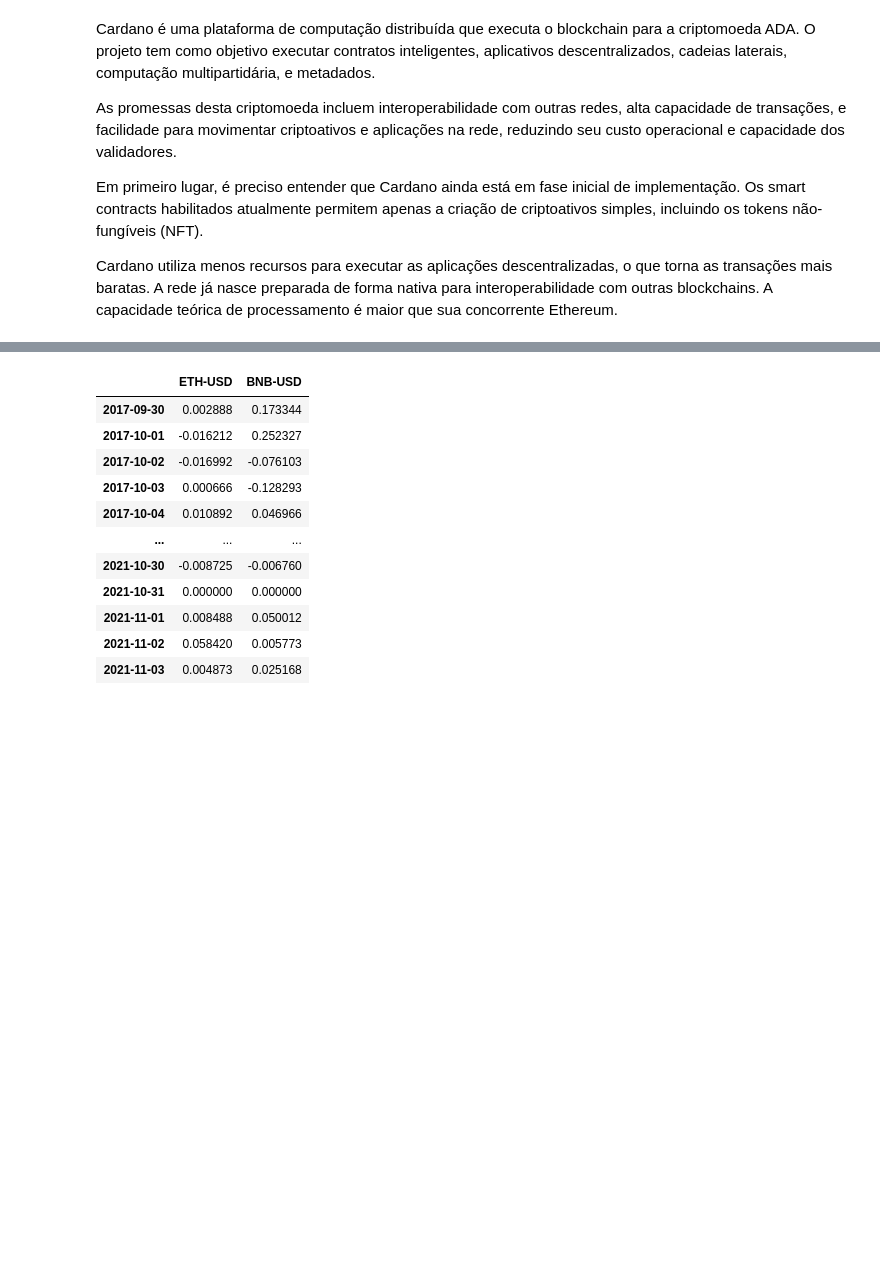
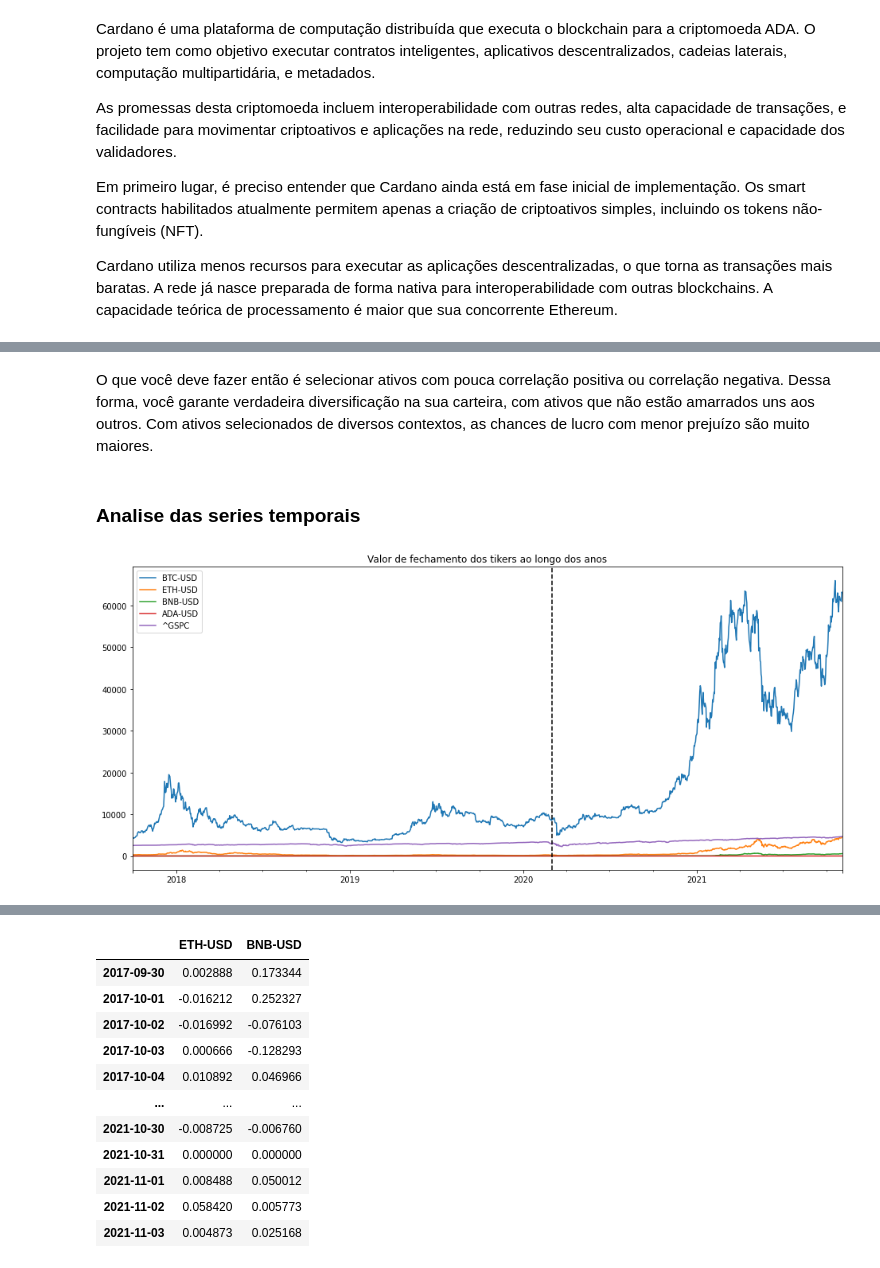
Before and after one commit to alexfrederico/CryptocurrencyFinancialAnalysis, a Jupyter notebook: Cryptocurrency financial analysis.ipynb, the cells around one changed output, grey strips where cells are left out. Cells and saved outputs as stored; diff of their text form; code cells hidden in the pictures; blank space fills up the shorter version.

Commit message:
add data analysis and content explanations

```diff
--- a/Cryptocurrency financial analysis.ipynb
+++ b/Cryptocurrency financial analysis.ipynb
@@ -320,5 +249,0 @@ print(str(round(portfolio_volatility*100,2))+'%')
-# %%
-diversifiable_risk = portfolio_variance
-for i,ticker in enumerate(result.columns):
-    diversifiable_risk -= weights[i] ** 2 * (result[ticker].var()*365)
-print(str(round(diversifiable_risk*100,2))+'%')
@@ -327,5 +249,0 @@ print(str(round(diversifiable_risk*100,2))+'%')
-# %%
-non_diversifiable_risk = 0
-for i,ticker in enumerate(result.columns):
-    non_diversifiable_risk += weights[i] ** 2 * (result[ticker].var()*365)
-print(str(round(non_diversifiable_risk*100,2))+'%')
@@ -333,0 +254,8 @@ print(str(round(non_diversifiable_risk*100,2))+'%')
+# %%
+for ticker,df in tickers.items():
+    if ticker == '^GSPC':
+        days = 250
+    else:
+        days = 365
+    std = str(round((df['simple_return'].std()*days**0.5)*100,2))+'%' #365 -> criptomoedas,  250 -> Ações
+    print(ticker,'-',std)#.rjust(15)
@@ -333,0 +276,4 @@ print(str(round(non_diversifiable_risk*100,2))+'%')
+# %%
+adj_close = pd.DataFrame()
+for ticker,df in tickers.items():
+    adj_close[ticker] = df.loc[df.index>=ini_date]['Adj Close']
@@ -333,0 +307,11 @@ print(str(round(non_diversifiable_risk*100,2))+'%')
+# %% [markdown]
+O que você deve fazer então é selecionar ativos com pouca correlação positiva ou correlação negativa. Dessa forma, você garante verdadeira diversificação na sua carteira, com ativos que não estão amarrados uns aos outros. Com ativos selecionados de diversos contextos, as chances de lucro com menor prejuízo são muito maiores.
+# %% [markdown]
+### Analise das series temporais
+# %%
+adj_close.plot(figsize = (16,7))
+plt.axvline(x='2020-03-01', color='black', linestyle='--')
+plt.title('Valor de fechamento dos tikers ao longo dos anos')
+plt.show()
+# %% [output]
+[figure, added]
```
Also changed, not shown: parts of 73 cells of this notebook.
